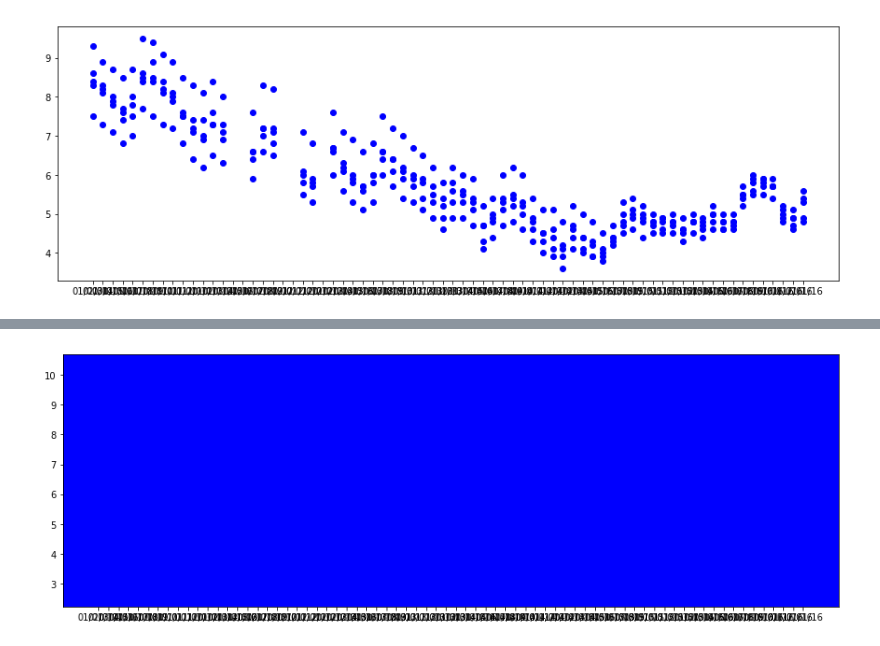
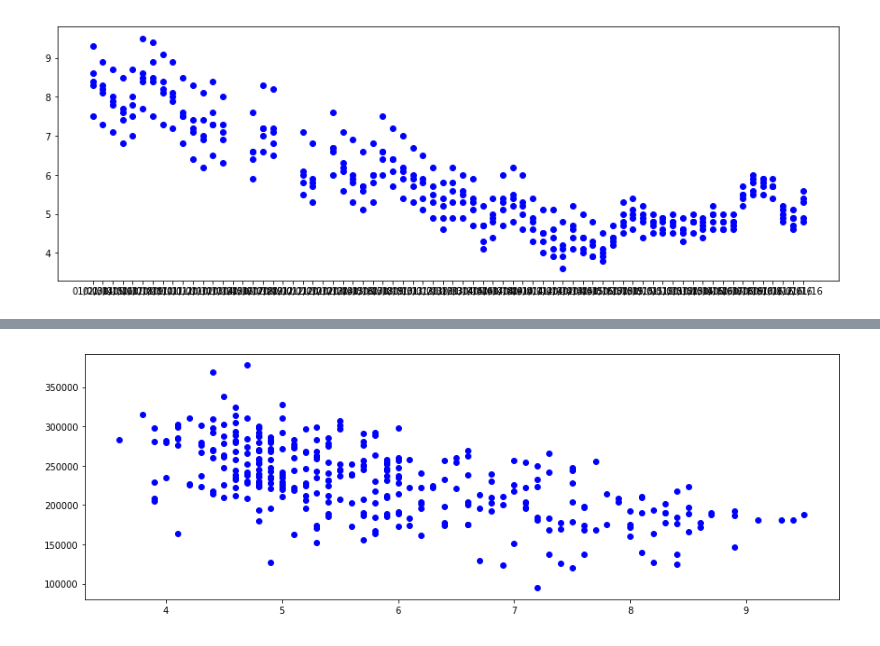
Before and after one commit to savorgnan5/Project_1, a Jupyter notebook: Fabio_P.ipynb, the cells around one changed output, grey strips where cells are left out. Cells and saved outputs as stored; diff of their text form; code cells hidden in the pictures.

```diff
--- a/Fabio_P.ipynb
+++ b/Fabio_P.ipynb
@@ -304,5 +315,5 @@ plt.show()
 # %%
-Oil_house= plt.scatter(County_list_Houston["Date"], County_list_Houston["Unemployment"], s=County_list_Houston["Housing Average Price"], marker="o", color="blue")
+Oil_house= plt.scatter(County_list_Houston["Unemployment"], County_list_Houston["Housing Average Price"], marker="o", color="blue")
 plt.show()
 # %% [output]
-[figure, old version]
+[figure, new version]
```
Also changed, not shown: parts of 2 cells of this notebook.
